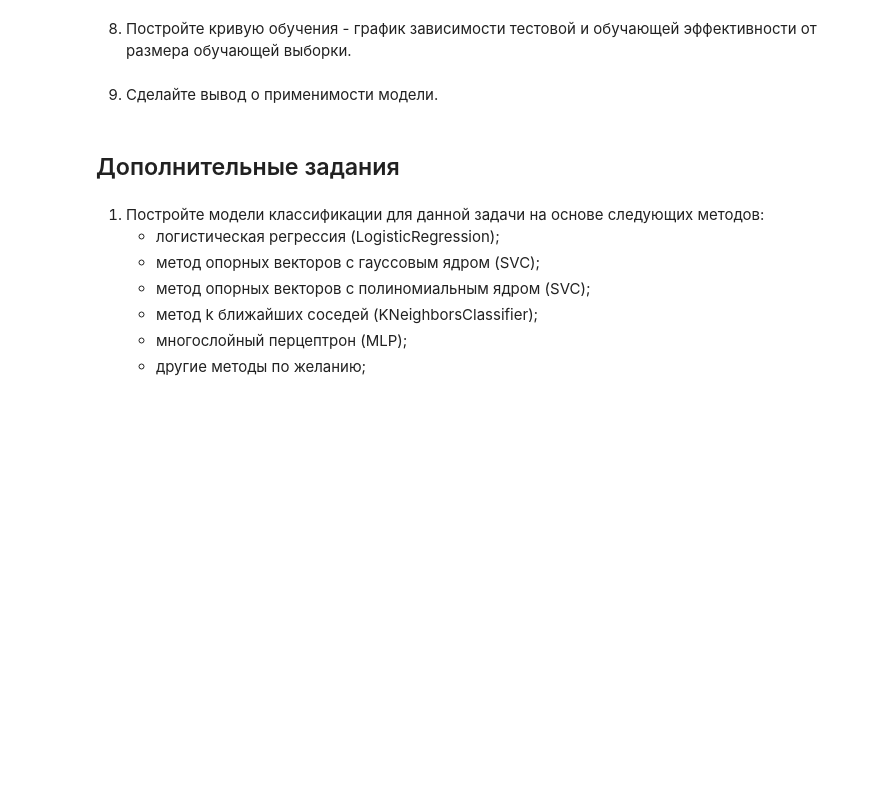
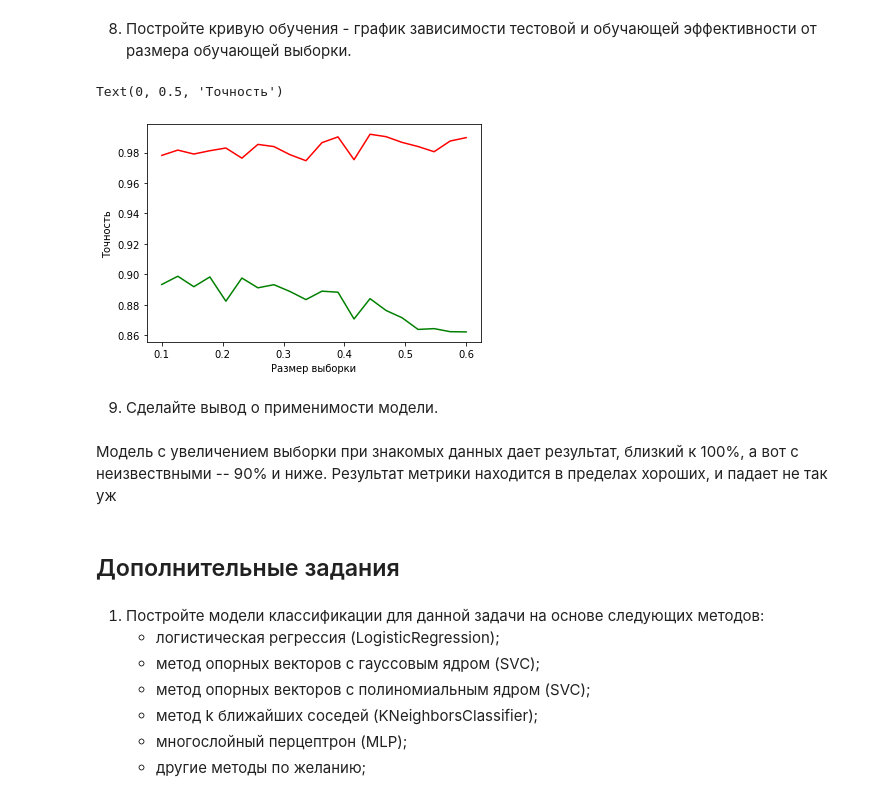
Before and after one commit to victorioustone/tadimo_1, a Jupyter notebook: sem09/ML2.3_Каменчук.ipynb, the cells around one changed output. Saved outputs shown, nothing was run; the diff lists cells and outputs as text; code cells hidden in the pictures; blank space fills up the shorter version.

```diff
--- a/sem09/ML2.3_Каменчук.ipynb
+++ b/sem09/ML2.3_Каменчук.ipynb
@@ -107,7 +128,34 @@ metrics.f1_score(newsgroups_test.target, pred_test, average='macro')
 # %% [markdown]
 8. Постройте кривую обучения - график зависимости тестовой и обучающей эффективности от размера обучающей выборки.
+# %%
+trainings, tests, size = [], [], np.linspace(0.6, 0.1, num=20)
+
+for test_size in np.linspace(0.6, 0.1, num=20):
+    newsgroups_data_train, newsgroups_data_test, newsgroups_target_train, newsgroups_target_test = train_test_split(news.data,
+                                                    news.target, test_size=test_size)
+
+    vectorizer = CountVectorizer()
+    vectors_train = vectorizer.fit_transform(newsgroups_data_train)
+    vectors_test = vectorizer.transform(newsgroups_data_test)
+
+    clf = MultinomialNB(alpha=.005)
+    clf.fit(vectors_train, newsgroups_target_train)
+
+    trainings.append(clf.score(vectors_train, newsgroups_target_train))
+    tests.append(clf.score(vectors_test, newsgroups_target_test))
+# %%
+fig, ax = plt.subplots()
+ax.plot(size, trainings, "r")
+ax.plot(size, tests, "g")
+ax.set_xlabel("Размер выборки")
+ax.set_ylabel("Точность")
+# %% [output]
+Text(0, 0.5, 'Точность')
+[figure, added]
 # %% [markdown]
 9. Сделайте вывод о применимости модели.
+# %% [markdown]
+Модель с увеличением выборки при знакомых данных дает результат, близкий к 100%, а вот с неизвествными -- 90% и ниже. Результат метрики находится в пределах хороших, и падает не так уж
 # %% [markdown]
 ## Дополнительные задания
 # %% [markdown]
```
Also changed, not shown: parts of 5 cells of this notebook.
